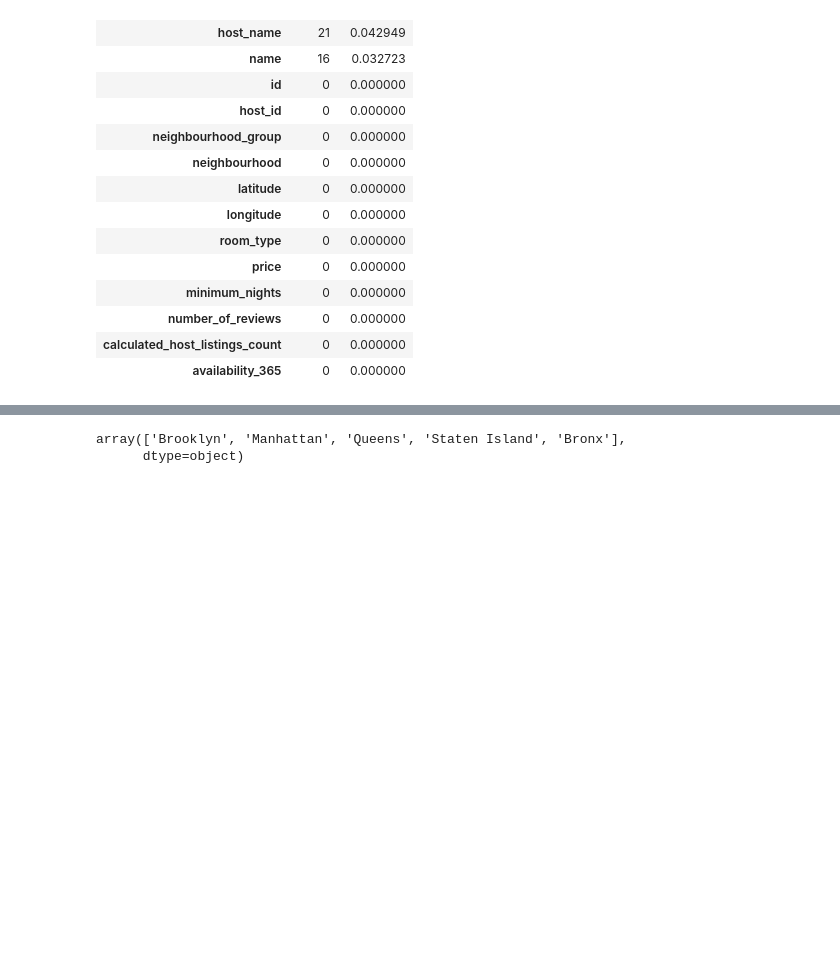
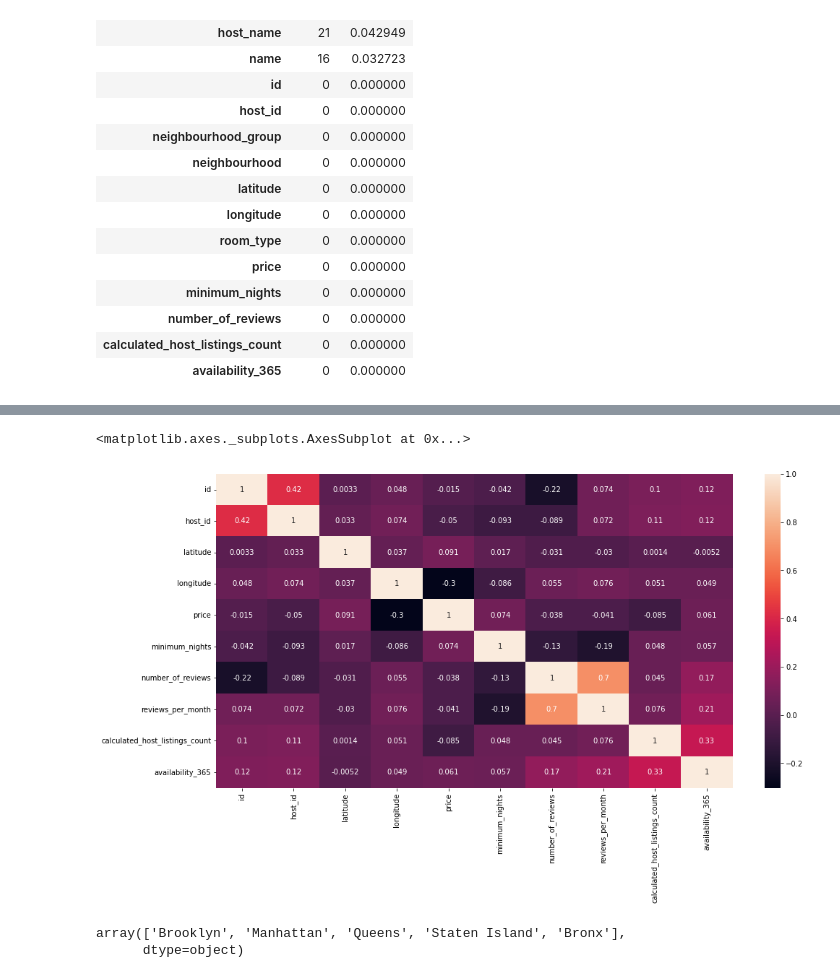
Before and after one commit to junaiskv94/Airbnb_bookin_Analysis, a Jupyter notebook: Copy_of_Airbnb_Bookings_Analysis_Capstone_Project.ipynb, the cells around one changed output, grey strips where cells are left out. Saved outputs shown, nothing was run; the diff lists cells and outputs as text; code cells hidden in the pictures; blank space fills up the shorter version.

```diff
--- a/Copy_of_Airbnb_Bookings_Analysis_Capstone_Project.ipynb
+++ b/Copy_of_Airbnb_Bookings_Analysis_Capstone_Project.ipynb
@@ -172,10 +173,10 @@ missing_data
 | availability_365 | 0 | 0.000000 |
 # %%
 # Droping the columns whic are not that relevent
-df.drop(['host_name','longitude','latitude','last_review'],axis=1,inplace=True)
+df.drop(['host_name','last_review'],axis=1,inplace=True)
 # %%
 # Replacing missinng name with name not given
 df["name"].fillna("Name not given", inplace = True)
 # %%
-# Replace the missing values in number of reviews with zero
-df["number_of_reviews"].fillna(0, inplace = True)
+# Replace the missing values in reviews_per_month with zero
+df["reviews_per_month"].fillna(0, inplace = True)
@@ -182,3 +214,11 @@ df["number_of_reviews"].fillna(0, inplace = True)
+# %%
+# Checking the correltion between all variables
+corr = df.corr(method='kendall')
+plt.figure(figsize=(16,8))
+sns.heatmap(corr, annot=True)
+# %% [output]
+<matplotlib.axes._subplots.AxesSubplot at 0x...>
+[figure, added]
 # %%
 # Finding  the unique  neighborhood groups
 df['neighbourhood_group'].unique()
```
Also changed, not shown: parts of 14 cells of this notebook.
